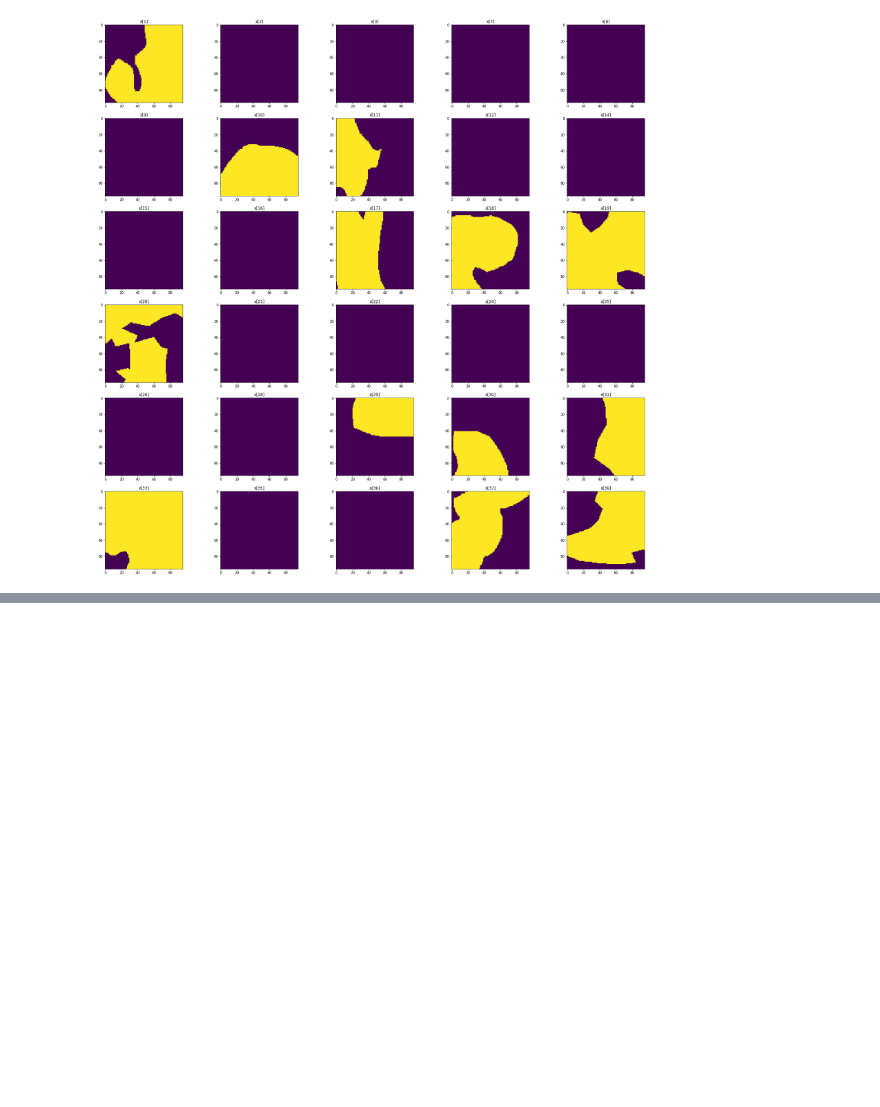
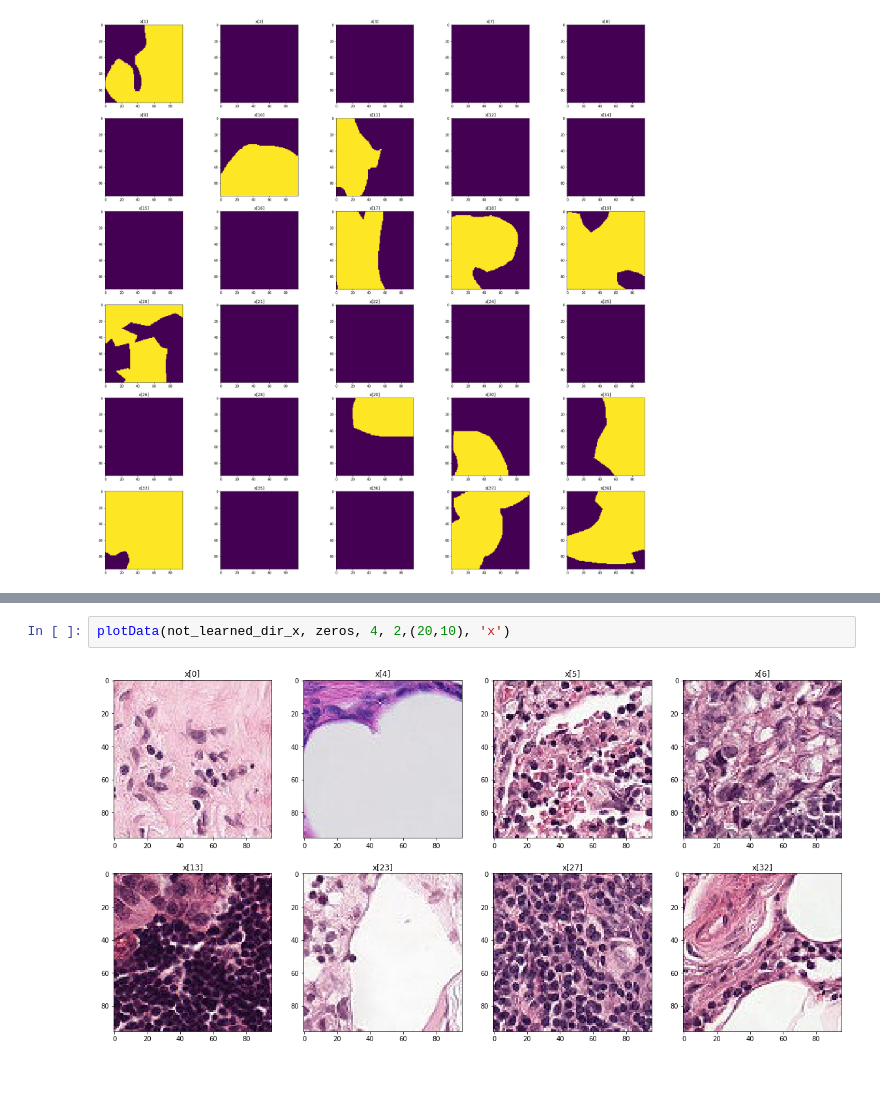
Before and after one commit to KochPJ/Ismi19, a Jupyter notebook: visualize_data.ipynb, the cells around one changed output, grey strips where cells are left out. Cells and saved outputs as stored; diff of their text form; blank space fills up the shorter version.

```diff
--- a/visualize_data.ipynb
+++ b/visualize_data.ipynb
@@ -145,0 +157,6 @@ plotData(train_dir_x_mask, ones, 5, 6,(30,30), 'mask')
+# %%
+plotData(not_learned_dir_x, zeros, 4, 2,(20,10), 'x')
+# %% [output]
+[figure, added]
+# %% [markdown]
+#
```
Also changed, not shown: parts of 3 cells of this notebook, 2 other files.
